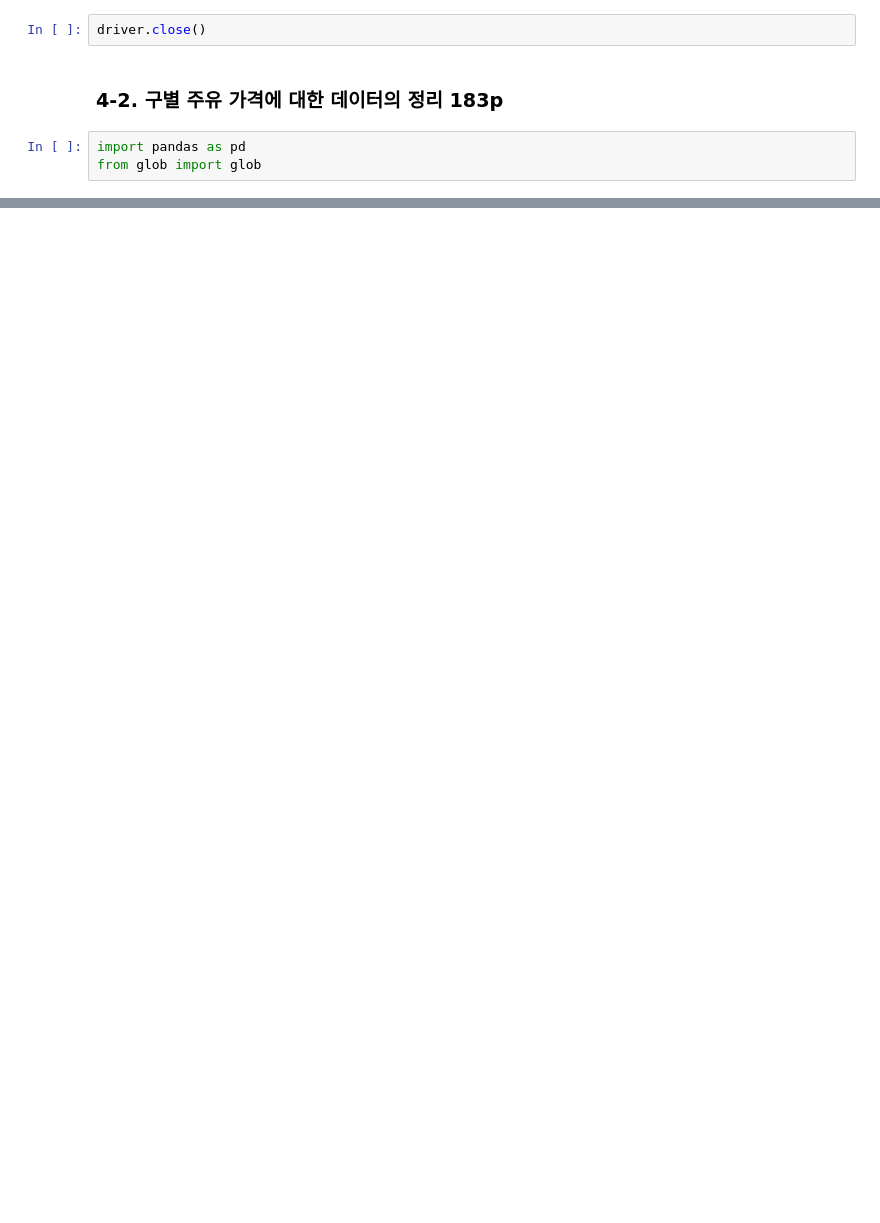
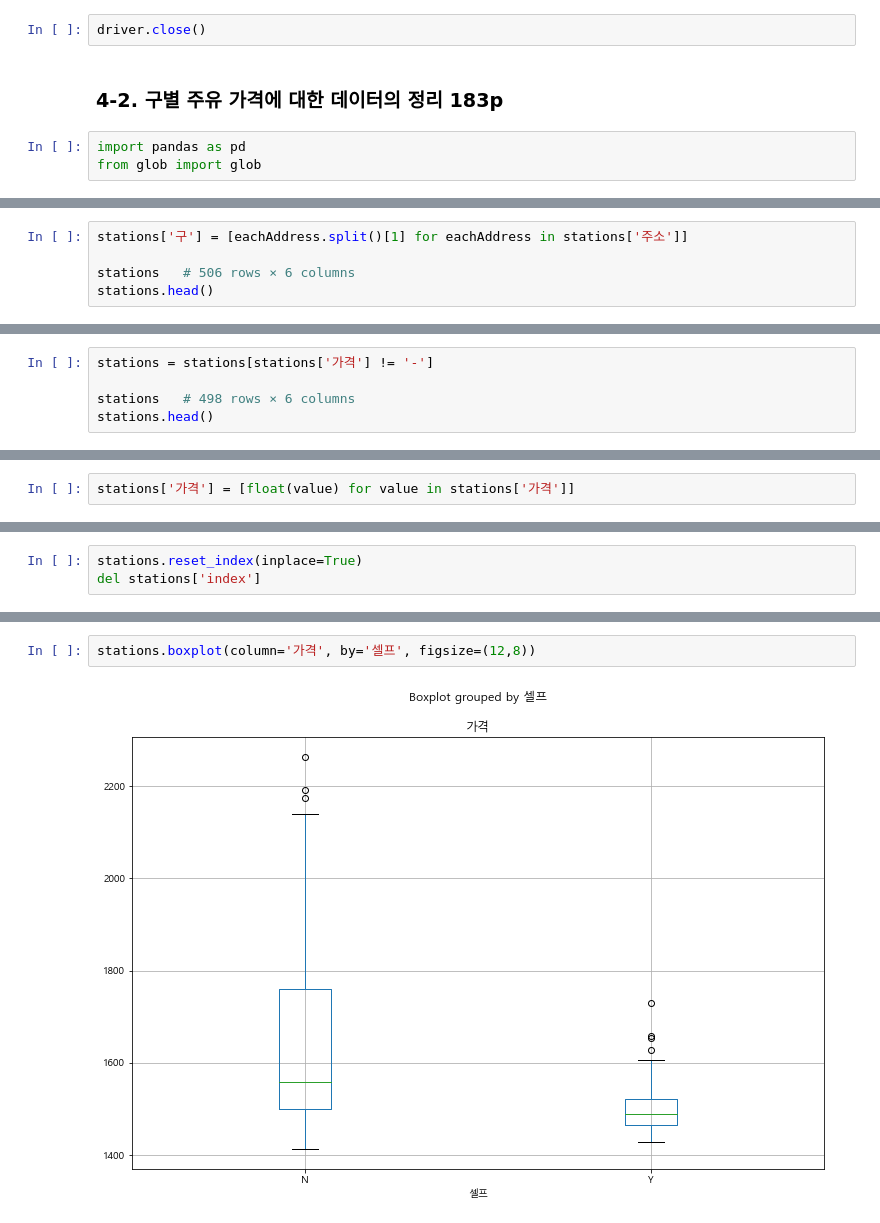
Before and after one commit to GiSeok-Hong/TIL, a Jupyter notebook: DataScience/source_code/04-1. 셀프 주유소는 정말 저렴한지 비교 분석.ipynb, the cells around one changed output, grey strips where cells are left out. Saved outputs shown, nothing was run; the diff lists cells and outputs as text; blank space fills up the shorter version.

```diff
--- a/DataScience/source_code/04-1. 셀프 주유소는 정말 저렴한지 비교 분석.ipynb
+++ b/DataScience/source_code/04-1. 셀프 주유소는 정말 저렴한지 비교 분석.ipynb
@@ -108,0 +204,5 @@ from glob import glob
+# %%
+stations['구'] = [eachAddress.split()[1] for eachAddress in stations['주소']]
+
+stations   # 506 rows × 6 columns
+stations.head()
@@ -108,0 +242,5 @@ from glob import glob
+# %%
+stations = stations[stations['가격'] != '-']
+
+stations   # 498 rows × 6 columns
+stations.head()
@@ -108,0 +256,2 @@ from glob import glob
+# %%
+stations['가격'] = [float(value) for value in stations['가격']]
@@ -108,0 +262,3 @@ from glob import glob
+# %%
+stations.reset_index(inplace=True)
+del stations['index']
@@ -108,0 +297,4 @@ from glob import glob
+# %%
+stations.boxplot(column='가격', by='셀프', figsize=(12,8))
+# %% [output]
+[figure, added]
```
Also changed, not shown: parts of 40 cells of this notebook, 1 other file.
